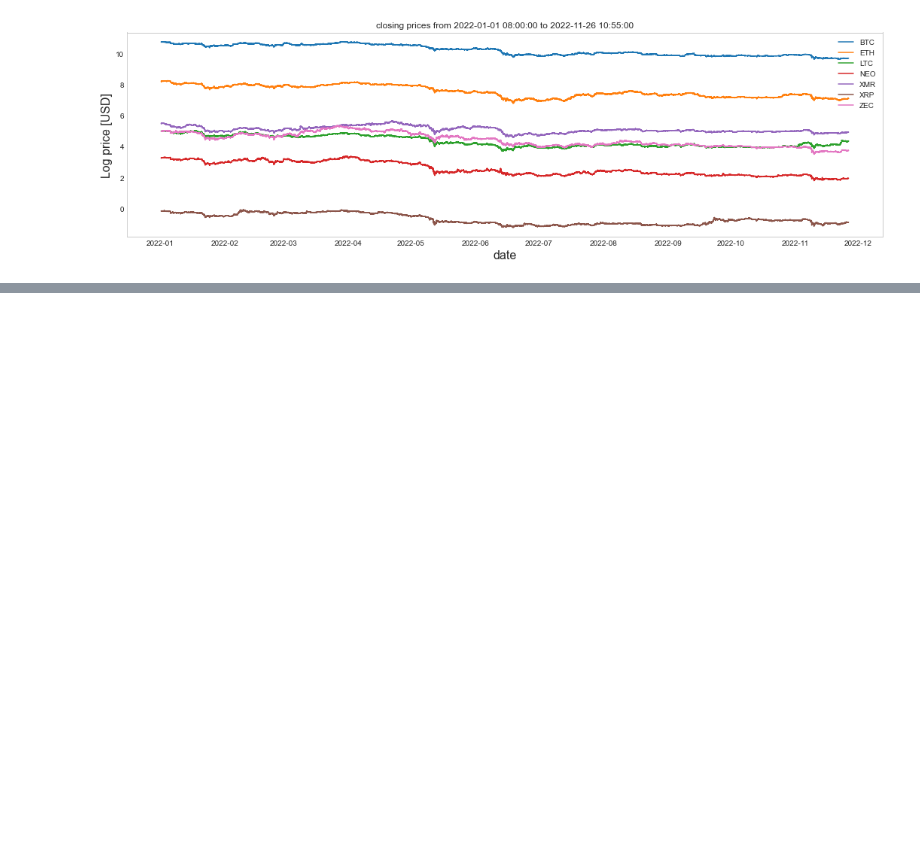
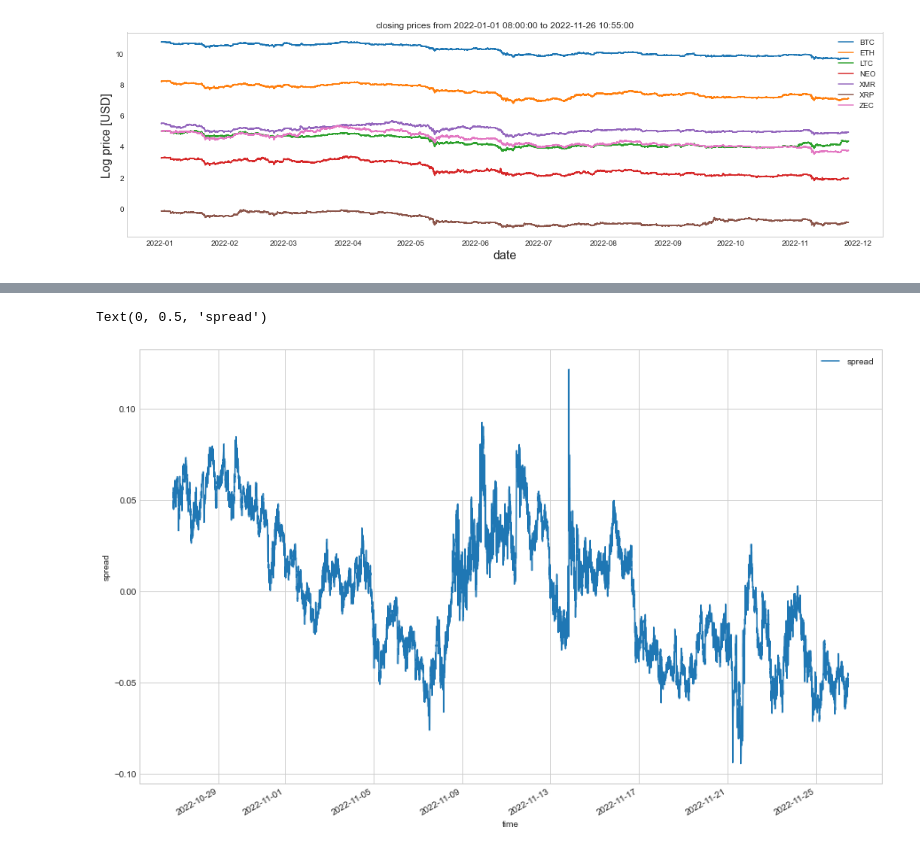
Before and after one commit to BabyChouSr/crypto-pairs-trading, a Jupyter notebook: arb_strat.ipynb, the cells around one changed output, grey strips where cells are left out. Saved outputs shown, nothing was run; the diff lists cells and outputs as text; code cells hidden in the pictures; blank space fills up the shorter version.

```diff
--- a/arb_strat.ipynb
+++ b/arb_strat.ipynb
@@ -193,0 +225,9 @@ ValueError: Found input variables with inconsistent numbers of samples: [1, 4718
+# %%
+df = pd.DataFrame(all_prices["neo_price"].iloc[-43800:] - all_prices["xmr_price"].iloc[-43800:]*beta-alpha,
+                    index= all_prices["xmr_price"].iloc[-43800:].index)
+df.columns = ['spread']
+df.plot(figsize =(15,10))
+plt.ylabel('spread')
+# %% [output]
+Text(0, 0.5, 'spread')
+[figure, added]
```
Also changed, not shown: parts of 5 cells of this notebook.
